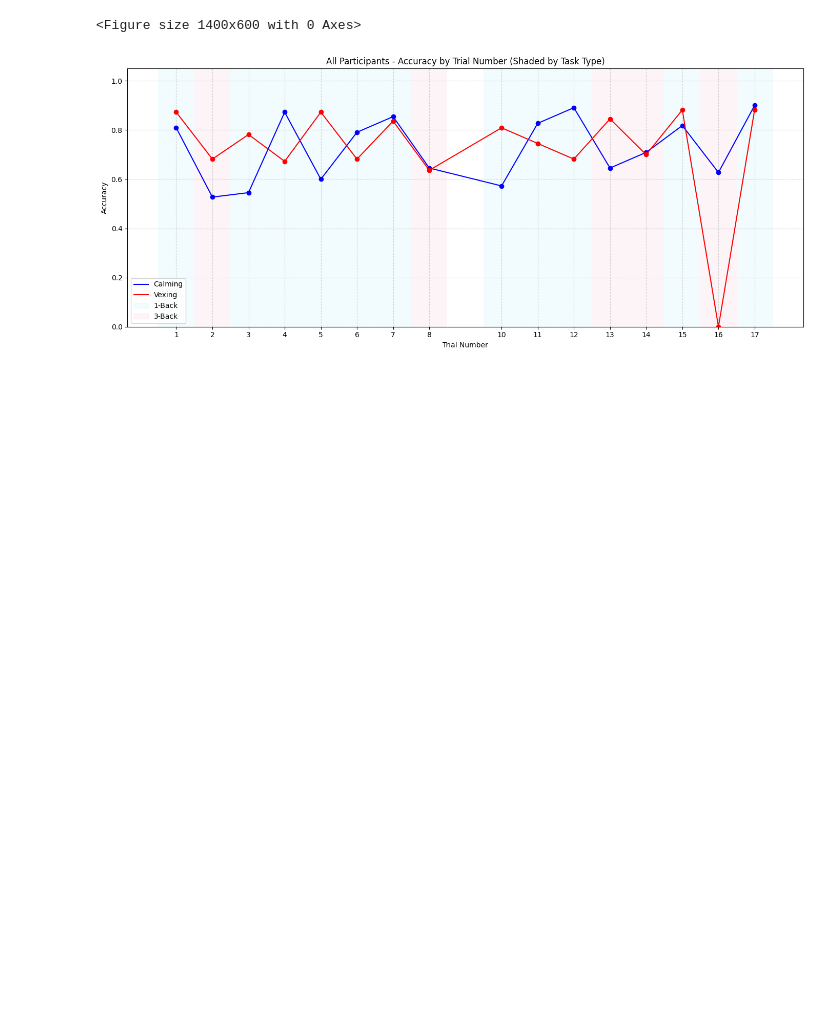
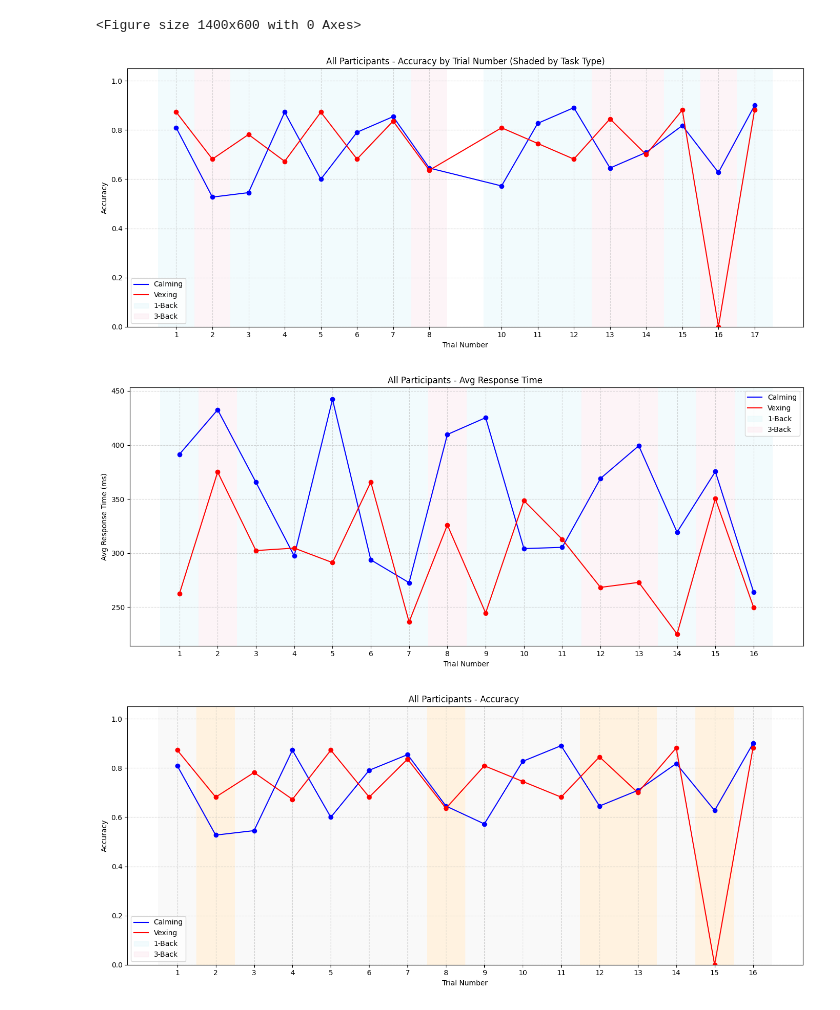
Before and after one commit to tejassmani/memory-music, a Jupyter notebook: data/Behavioral_data/Untitled.ipynb, the cells around one changed output. Cells and saved outputs as stored; diff of their text form; code cells hidden in the pictures; blank space fills up the shorter version.

Commit message:
Visualizations added

```diff
--- a/data/Behavioral_data/Untitled.ipynb
+++ b/data/Behavioral_data/Untitled.ipynb
@@ -563,3 +563,55 @@ plt.show()
 [figure]
 # %%
 combined_df.to_csv("cleaned_df.csv")
+# %%
+# Renumber trial indices from 1 to 16
+pivot_rt_all.index = range(1, len(pivot_rt_all) + 1)
+pivot_acc_all.index = range(1, len(pivot_acc_all) + 1)
+n_back_rt.index = range(1, len(n_back_rt) + 1)
+n_back_acc.index = range(1, len(n_back_acc) + 1)
+# Fix: explicitly separate handles and use keyword argument
+from matplotlib.lines import Line2D
+
+# Custom legend handles
+legend_handles = [
+    Line2D([0], [0], color="blue", label="Calming"),
+    Line2D([0], [0], color="red", label="Vexing"),
+    Rectangle((0, 0), 1, 1, color="#e0f7fa", alpha=0.4, label="1-Back"),
+    Rectangle((0, 0), 1, 1, color="#fce4ec", alpha=0.4, label="3-Back")
+]
+
+# Replot: Avg Response Time
+plt.figure(figsize=(14, 6))
+plt.plot(pivot_rt_all.index, pivot_rt_all["Calming"], label="Calming", color="blue", marker="o")
+plt.plot(pivot_rt_all.index, pivot_rt_all["Vexing"], label="Vexing", color="red", marker="o")
+for trial in pivot_rt_all.index:
+    color = "#e0f7fa" if n_back_rt.loc[trial, "n_back"] == "1-Back" else "#fce4ec"
+    plt.axvspan(trial - 0.5, trial + 0.5, facecolor=color, alpha=0.4)
+plt.title("All Participants - Avg Response Time ")
+plt.xlabel("Trial Number")
+plt.ylabel("Avg Response Time (ms)")
+plt.xticks(pivot_rt_all.index)
+plt.grid(True, linestyle="--", alpha=0.5)
+plt.legend(handles=legend_handles)
+plt.tight_layout()
+plt.show()
+
+# Replot: Accuracy
+plt.figure(figsize=(14, 6))
+plt.plot(pivot_acc_all.index, pivot_acc_all["Calming"], label="Calming", color="blue", marker="o")
+plt.plot(pivot_acc_all.index, pivot_acc_all["Vexing"], label="Vexing", color="red", marker="o")
+for trial in pivot_acc_all.index:
+    color = "#f0f0f0" if n_back_acc.loc[trial, "n_back"] == "1-Back" else "#ffe0b2"
+    plt.axvspan(trial - 0.5, trial + 0.5, facecolor=color, alpha=0.4)
+plt.title("All Participants - Accuracy ")
+plt.xlabel("Trial Number")
+plt.ylabel("Accuracy")
+plt.ylim(0, 1.05)
+plt.xticks(pivot_acc_all.index)
+plt.grid(True, linestyle="--", alpha=0.5)
+plt.legend(handles=legend_handles)
+plt.tight_layout()
+plt.show()
+# %% [output]
+[figure, added]
+[figure, added]
```
Also changed, not shown: parts of 3 cells of this notebook, 5 other files.
